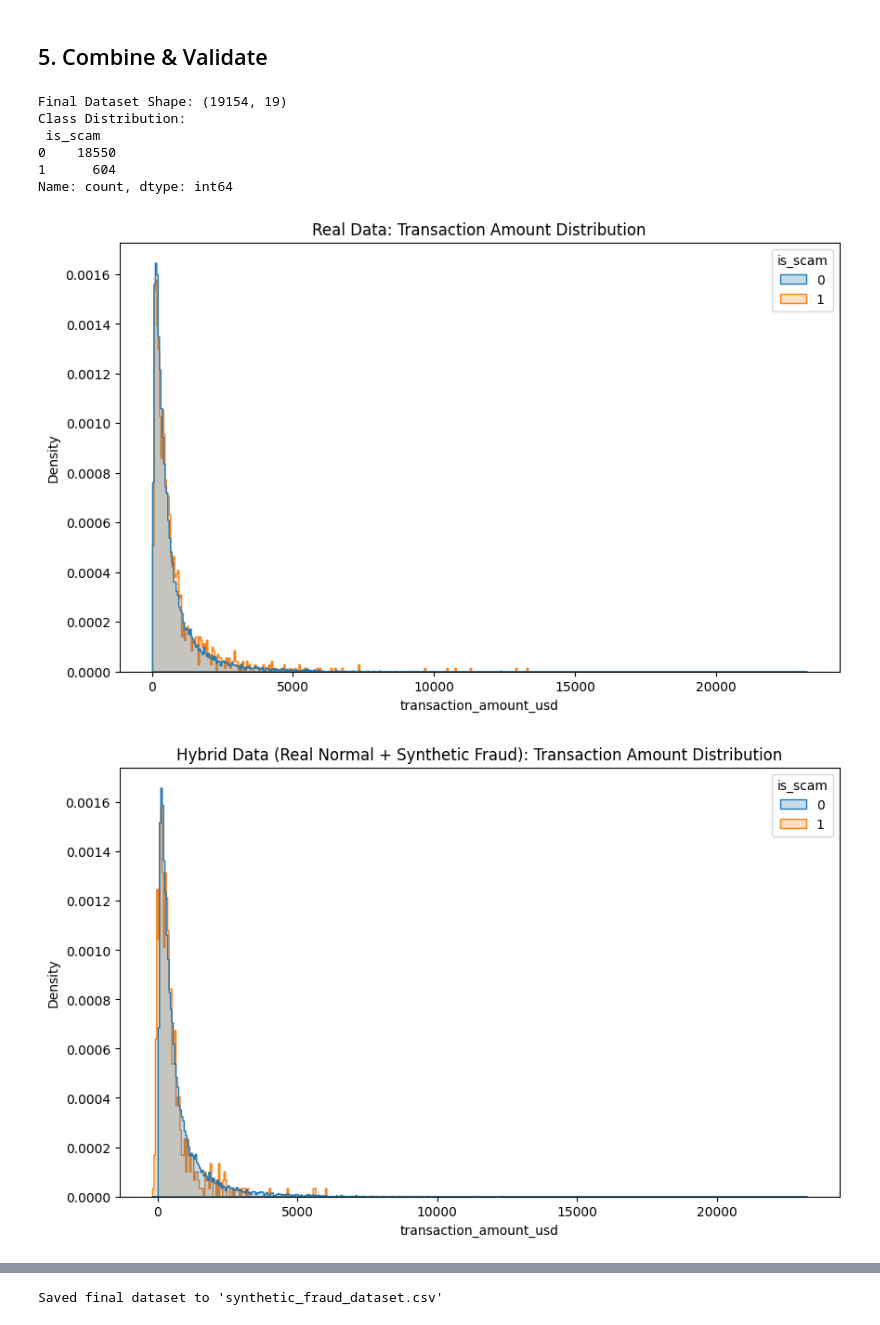
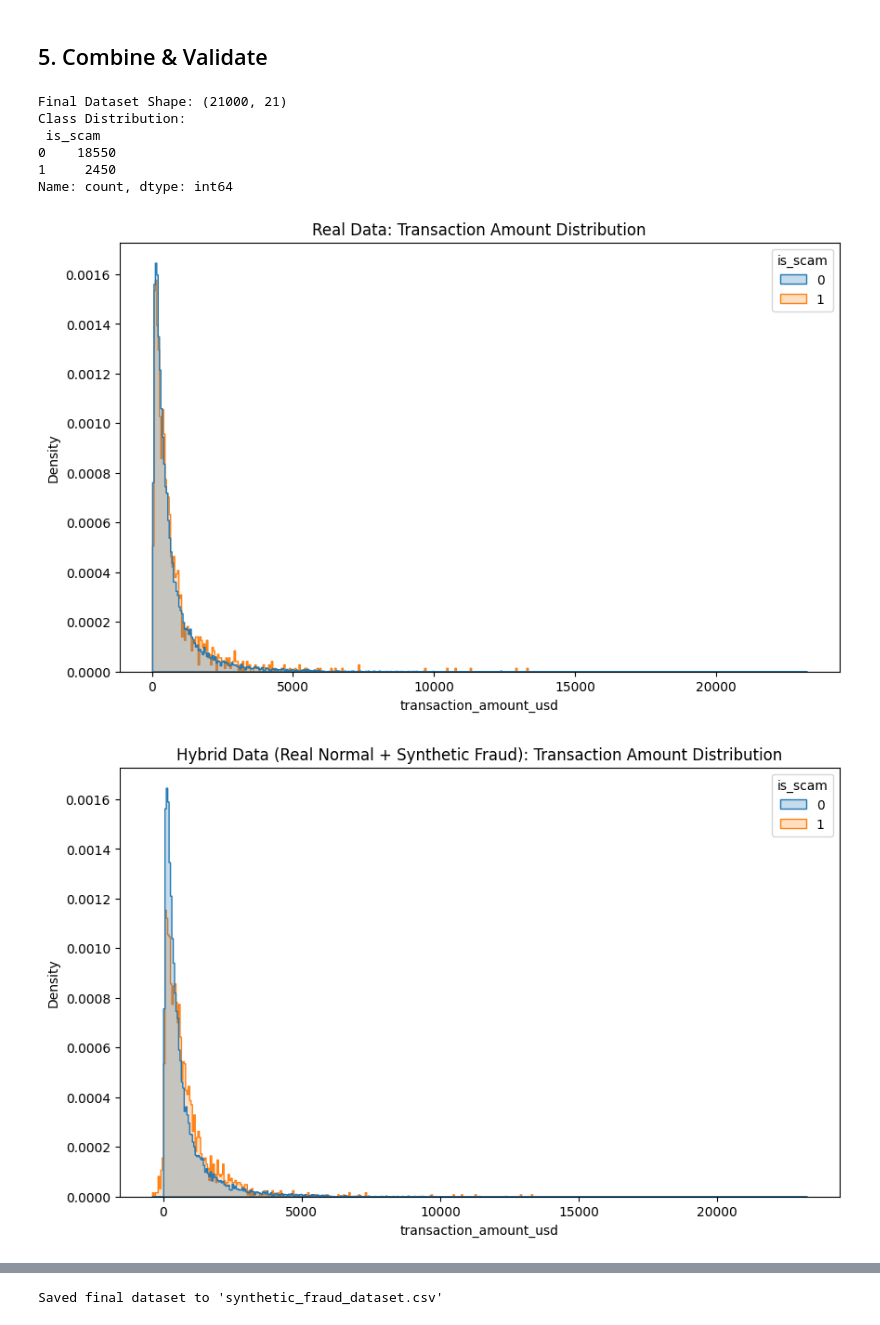
Before and after one commit to aekanshkhandelwal/Synthetic_Data_Generation, a Jupyter notebook: notebook.ipynb, the cells around one changed output, grey strips where cells are left out. Cells and saved outputs as stored; diff of their text form; code cells hidden in the pictures.

```diff
--- a/notebook.ipynb
+++ b/notebook.ipynb
@@ -32,3 +29,6 @@ Dataset Shape: (20000, 18)
 | 2 | TX000003 | 1704926484 | BSC | Transfer | 679 | 442 | ... |
 | 3 | TX000004 | 1702234489 | Solana | Mint | 1573 | 2434 | ... |
 | 4 | TX000005 | 1701570006 | BSC | Swap | 522 | 418 | ... |
+# %%
+o_df = df
+o_df
@@ -167,7 +202,7 @@ discrete_columns = categorical_features + ['is_cross_chain', 'is_scam', 'hour',
 discrete_columns = [col for col in discrete_columns if col in df.columns]
 
 # Initialize CTGAN
-ctgan = CTGAN(epochs=10, verbose=True) # epochs set to 10 for quick demonstration, increase for better quality
+ctgan = CTGAN(epochs=50, verbose=True) # epochs set to 50 demonstration, increase for better quality
 
 print("Training CTGAN on real data...")
 ctgan.fit(df, discrete_columns=discrete_columns)
@@ -221,13 +420,6 @@ Generated 604 synthetic scam transactions.
 # %%
-# Inverse transform the numerical columns for both real and synthetic data validation
-real_data_rescaled = df.copy()
-real_data_rescaled[numerical_features] = scaler.inverse_transform(real_data_rescaled[numerical_features])
-
-synthetic_scam_rescaled = synthetic_scam_data.copy()
-synthetic_scam_rescaled[numerical_features] = scaler.inverse_transform(synthetic_scam_rescaled[numerical_features])
-
-# Combine real non-scam + synthetic scam data
-real_non_scam = real_data_rescaled[real_data_rescaled['is_scam'] == 0]
+#Combine real non-scam + synthetic scam data
+real_non_scam = o_df
 final_dataset = pd.concat([real_non_scam, synthetic_scam_rescaled], axis=0)
 
 # Shuffle dataset
@@ -236,23 +428,23 @@ final_dataset = final_dataset.sample(frac=1).reset_index(drop=True)
 print("Final Dataset Shape:", final_dataset.shape)
 print("Class Distribution:\n", final_dataset['is_scam'].value_counts())
 # %% [output]
-Final Dataset Shape: (19154, 19)
+Final Dataset Shape: (21000, 21)
 Class Distribution:
  is_scam
 0    18550
-1      604
+1     2450
 Name: count, dtype: int64
 # %%
 # Validate distributions (optional visualization)
 plt.figure(figsize=(10, 6))
-sns.histplot(data=real_data_rescaled, x='transaction_amount_usd', hue='is_scam', element='step', stat='density', common_norm=False)
+sns.histplot(data=o_df, x='transaction_amount_usd', hue='is_scam', element='step', stat='density', common_norm=False)
 plt.title('Real Data: Transaction Amount Distribution')
 plt.show()
 
 plt.figure(figsize=(10, 6))
 sns.histplot(data=final_dataset, x='transaction_amount_usd', hue='is_scam', element='step', stat='density', common_norm=False)
 plt.title('Hybrid Data (Real Normal + Synthetic Fraud): Transaction Amount Distribution')
 plt.show()
 # %% [output]
 [figure]
-[figure, old version]
+[figure, new version]
```
Also changed, not shown: parts of 20 cells of this notebook.
